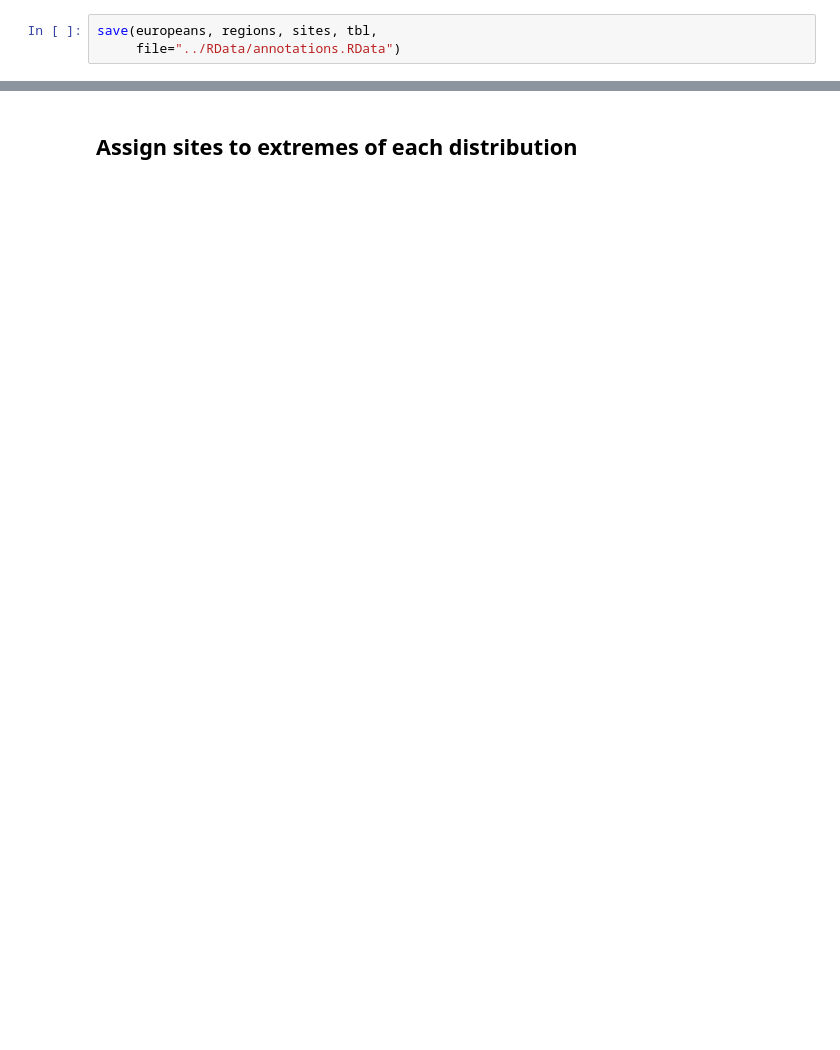
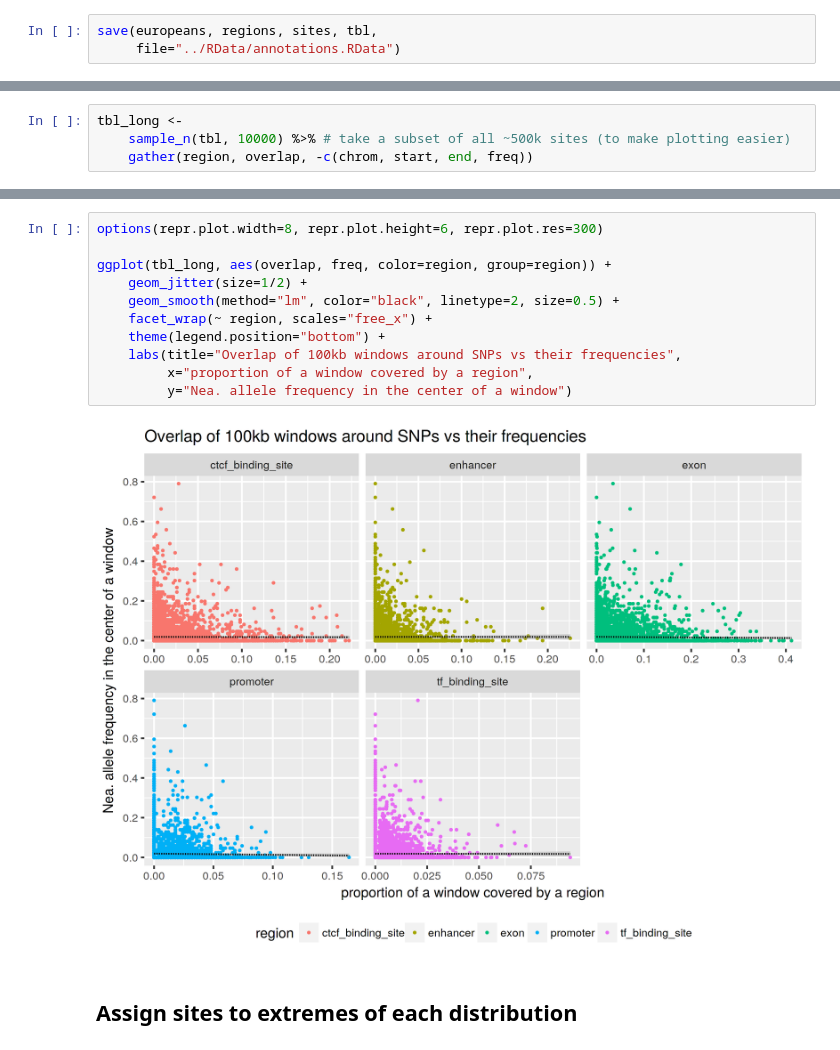
Before and after one commit to bodkan/nea-over-time, a Jupyter notebook: notebooks/introgression_predictors.ipynb, the cells around one changed output, grey strips where cells are left out. Saved outputs shown, nothing was run; the diff lists cells and outputs as text; blank space fills up the shorter version.

```diff
--- a/notebooks/introgression_predictors.ipynb
+++ b/notebooks/introgression_predictors.ipynb
@@ -443,0 +449,4 @@ save(europeans, regions, sites, tbl,
+# %%
+tbl_long <-
+    sample_n(tbl, 10000) %>% # take a subset of all ~500k sites (to make plotting easier)
+    gather(region, overlap, -c(chrom, start, end, freq))
@@ -444,3 +463,16 @@ save(europeans, regions, sites, tbl,
+# %%
+options(repr.plot.width=8, repr.plot.height=6, repr.plot.res=300)
+
+ggplot(tbl_long, aes(overlap, freq, color=region, group=region)) +
+    geom_jitter(size=1/2) +
+    geom_smooth(method="lm", color="black", linetype=2, size=0.5) +
+    facet_wrap(~ region, scales="free_x") +
+    theme(legend.position="bottom") +
+    labs(title="Overlap of 100kb windows around SNPs vs their frequencies",
+         x="proportion of a window covered by a region",
+         y="Nea. allele frequency in the center of a window")
+# %% [output]
+[figure, added]
 # %% [markdown]
 ## Assign sites to extremes of each distribution
 # %%
```
Also changed, not shown: parts of 26 cells of this notebook.
